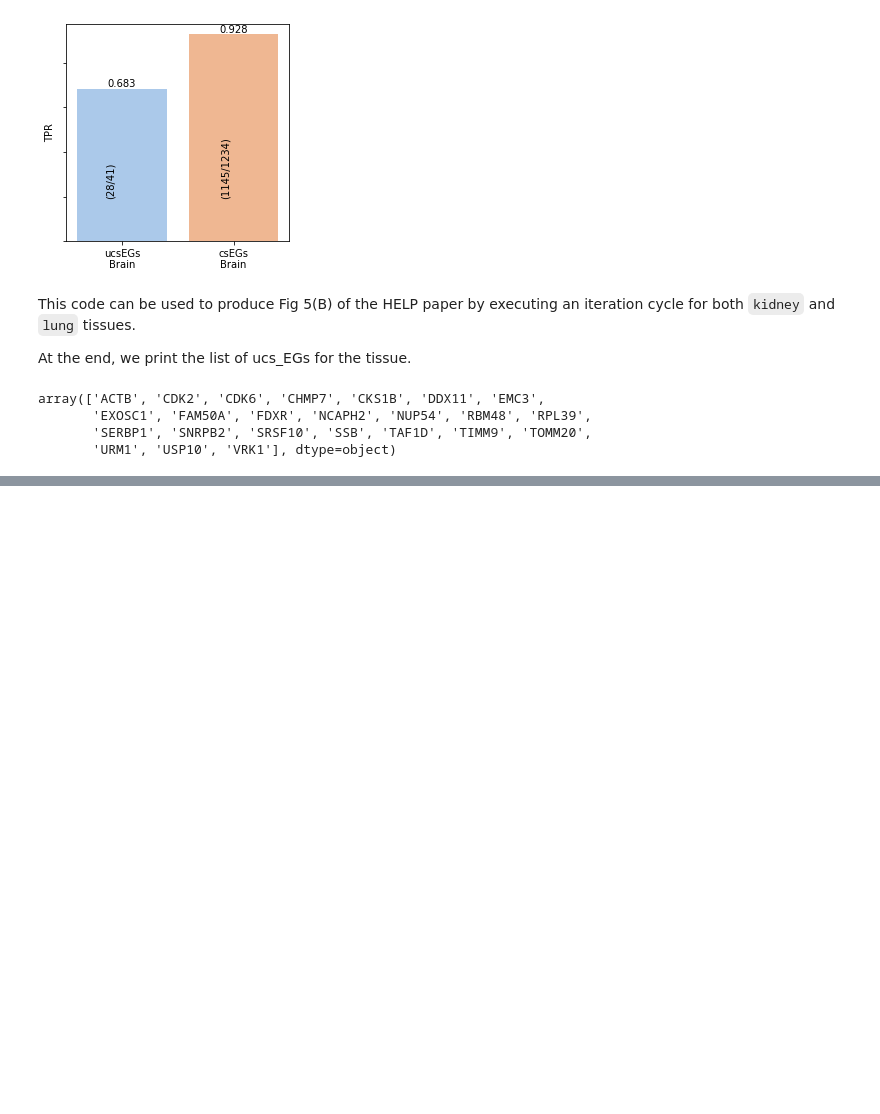
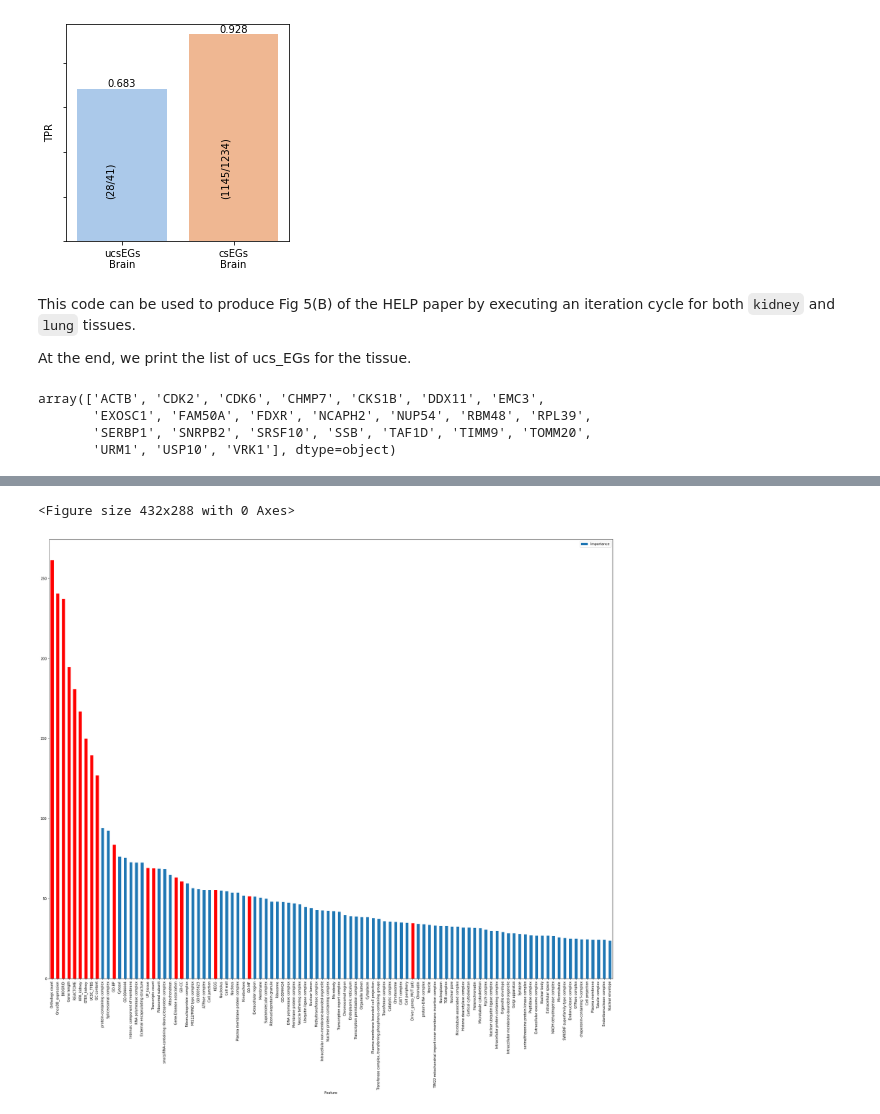
Before and after one commit to giordamaug/HELP, a Jupyter notebook: HELPpy/notebooks/prediction.ipynb, the cells around one changed output, grey strips where cells are left out. Saved outputs shown, nothing was run; the diff lists cells and outputs as text; code cells hidden in the pictures; blank space fills up the shorter version.

```diff
--- a/HELPpy/notebooks/prediction.ipynb
+++ b/HELPpy/notebooks/prediction.ipynb
@@ -210,0 +229,3 @@ array(['ACTB', 'CDK2', 'CDK6', 'CHMP7', 'CKS1B', 'DDX11', 'EMC3',
+# %%
+clf.fit(df_X, df_y)
+getattr(clf, "feature_importances_")
@@ -210,0 +250,17 @@ array(['ACTB', 'CDK2', 'CDK6', 'CHMP7', 'CKS1B', 'DDX11', 'EMC3',
+# %%
+import matplotlib.pyplot as plt
+import os
+path = '.'
+plt.tight_layout()
+ax = pd.DataFrame({'Feature': df_X.columns, 'Importance' :
+                   clf.feature_importances_}).sort_values('Importance', ascending=False).head(100).plot.bar(x='Feature', fontsize=10, y='Importance')
+fig = ax.get_figure()
+fig.tight_layout()
+bioattrs = pd.read_csv(os.path.join(path, 'Kidney_BIO.csv'), index_col=0).columns
+for tick, feat in zip(ax.get_children(),ax.get_xticklabels()):
+    if feat.get_text() in bioattrs:
+        tick.set_color('r')
+fig.set_size_inches(30, 24)
+# %% [output]
+<Figure size 432x288 with 0 Axes>
+[figure, added]
```
Also changed, not shown: parts of 6 cells of this notebook, 5 other files.
